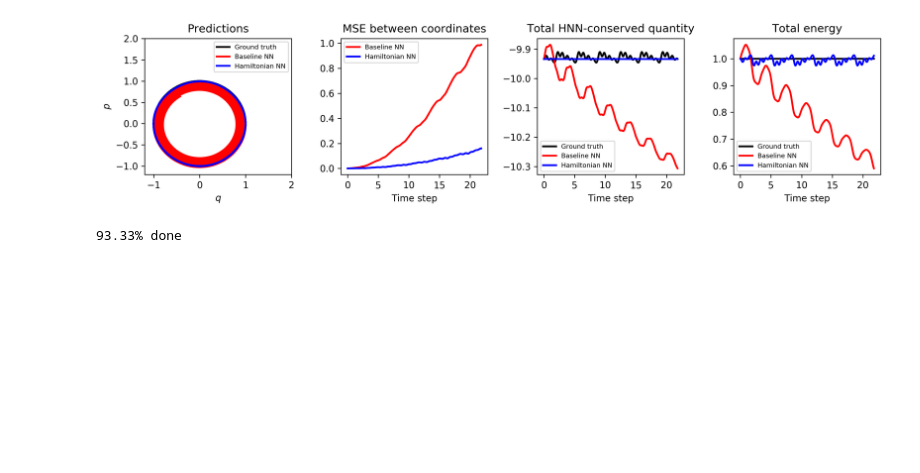
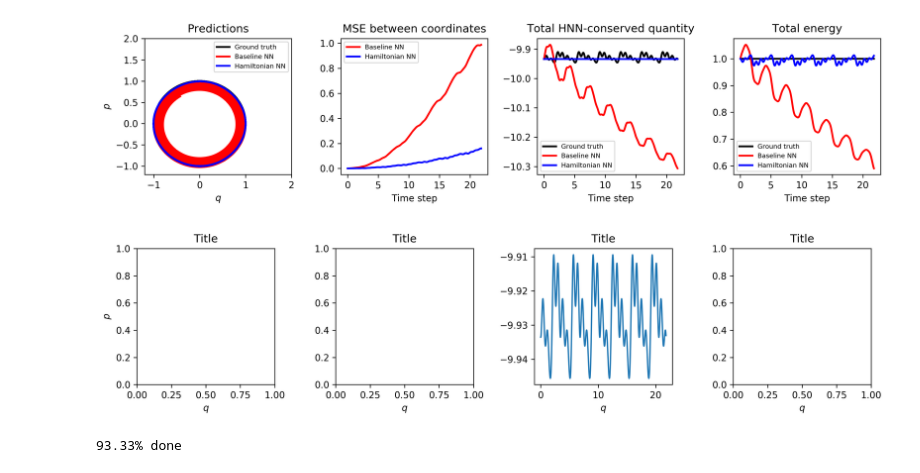
Before and after one commit to greydanus/hamiltonian-nn, a Jupyter notebook: analyze-spring.ipynb, the cells around one changed output. Cells and saved outputs as stored; diff of their text form; code cells hidden in the pictures; blank space fills up the shorter version.

```diff
--- a/analyze-spring.ipynb
+++ b/analyze-spring.ipynb
@@ -262,6 +262,27 @@ plt.tight_layout() ; plt.show()
 fig.savefig('{}/spring-integration{}.{}'.format(args.fig_dir, RK4, FORMAT))
 # %% [output]
 [figure]
+# %%
+
+fig = plt.figure(figsize=[12,3], dpi=DPI)
+plt.subplot(1,4,1)
+plt.title("Title", pad=tpad) ; plt.xlabel('$q$') ; plt.ylabel('$p$')
+
+plt.subplot(1,4,2)
+plt.title("Title", pad=tpad) ; plt.xlabel('$q$')
+
+plt.subplot(1,4,3)
+plt.title("Title", pad=tpad) ; plt.xlabel('$q$')
+plt.plot(t_eval, true_hq)
+
+plt.subplot(1,4,4)
+plt.title("Title", pad=tpad) ; plt.xlabel('$q$')
+
+
+plt.tight_layout() ; plt.show()
+fig.savefig('{}/blank{}.{}'.format(args.fig_dir, RK4, FORMAT))
+# %% [output]
+[figure, added]
 # %%
 splits = 5
 samples = 3
```
Also changed, not shown: parts of 1 cell of this notebook, 45 other files.
